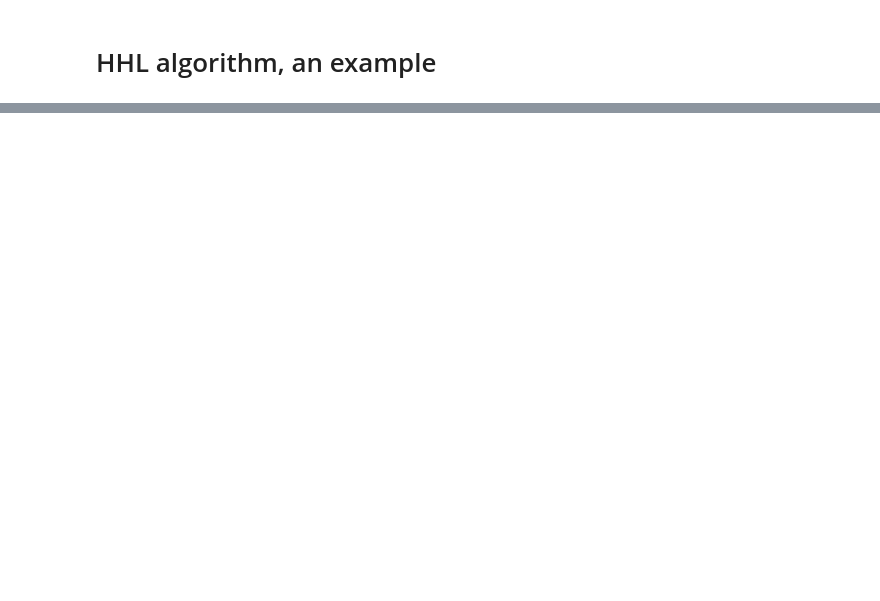
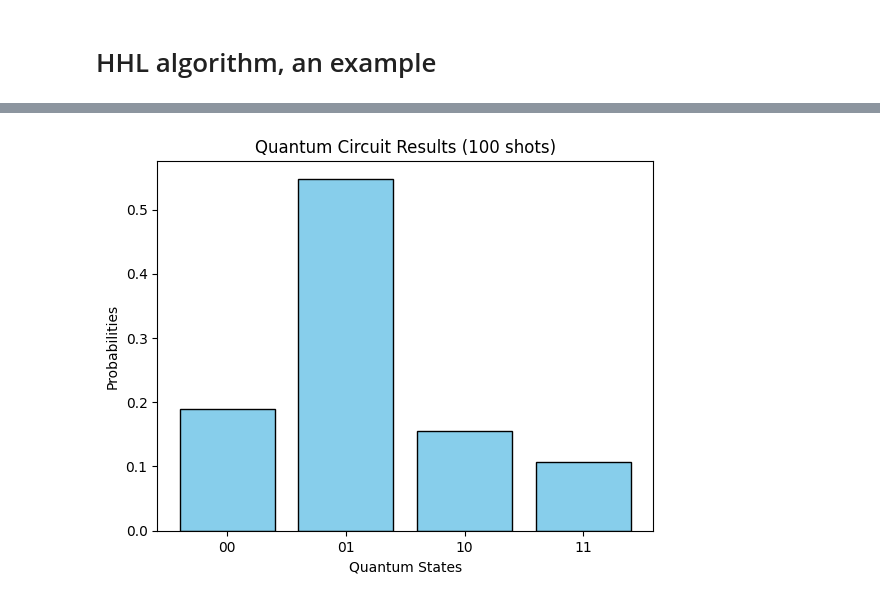
Before and after one commit to marcogalliani/hhl, a Jupyter notebook: hhl_example.ipynb, the cells around one changed output, grey strips where cells are left out. Saved outputs shown, nothing was run; the diff lists cells and outputs as text; code cells hidden in the pictures; blank space fills up the shorter version.

```diff
--- a/hhl_example.ipynb
+++ b/hhl_example.ipynb
@@ -54,0 +119,15 @@ plt.show()
+# %%
+service = QiskitRuntimeService(
+    channel="ibm_quantum_platform",
+    token=os.environ["QISKIT_IBM_TOKEN"]
+)
+backend = service.least_busy(operational=True, min_num_qubits=4)
+
+IBM_quantum_solver = HHLAlgorithm(
+    config=hhl_confguration,
+    backend=backend
+    )
+circuit = IBM_quantum_solver.build_circuit(A, b_vec)
+
+isa = generate_preset_pass_manager(backend=backend, optimization_level=3).run(circuit)
+print(isa.depth())
@@ -54,0 +140,20 @@ plt.show()
+# %%
+# Raw counts
+shots = 1000
+res_counts = IBM_quantum_solver.run_circuit(shots)
+res_counts = dict(sorted(res_counts.items())) # Sorts keys to 00, 01, 10, 11
+
+# Compute the probabilities
+probabilities = {outcome: count / shots for outcome, count in sorted(res_counts.items())}
+success_probs = {o: p for o, p in probabilities.items() if o.endswith("1")}
+success_probs
+
+plt.bar(probabilities.keys(), probabilities.values(), color='skyblue', edgecolor='black')
+plt.xlabel('Quantum States')
+plt.ylabel('Probabilities')
+plt.title('Quantum Circuit Results (100 shots)')
+
+plt.savefig("docs/beamer-slides/plots/ibm-raw-measurements.jpeg", dpi=300, bbox_inches='tight')
+plt.show()
+# %% [output]
+[figure, added]
```
Also changed, not shown: parts of 15 cells of this notebook, 28 other files.
